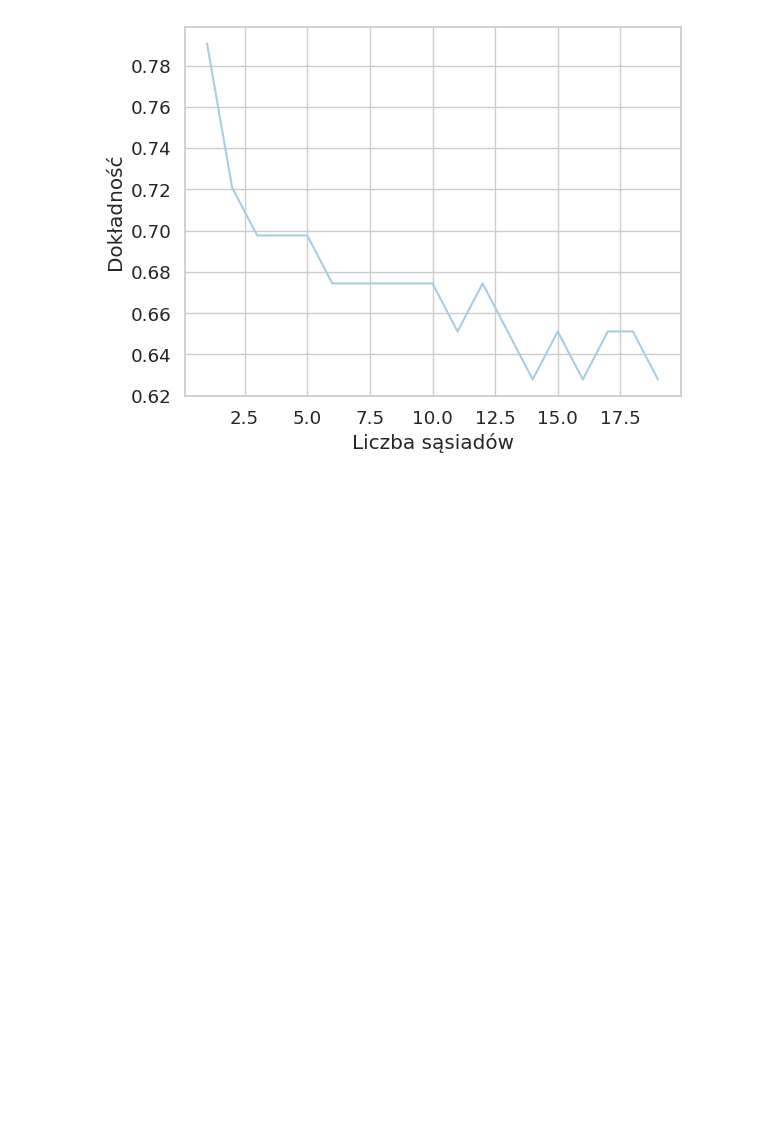
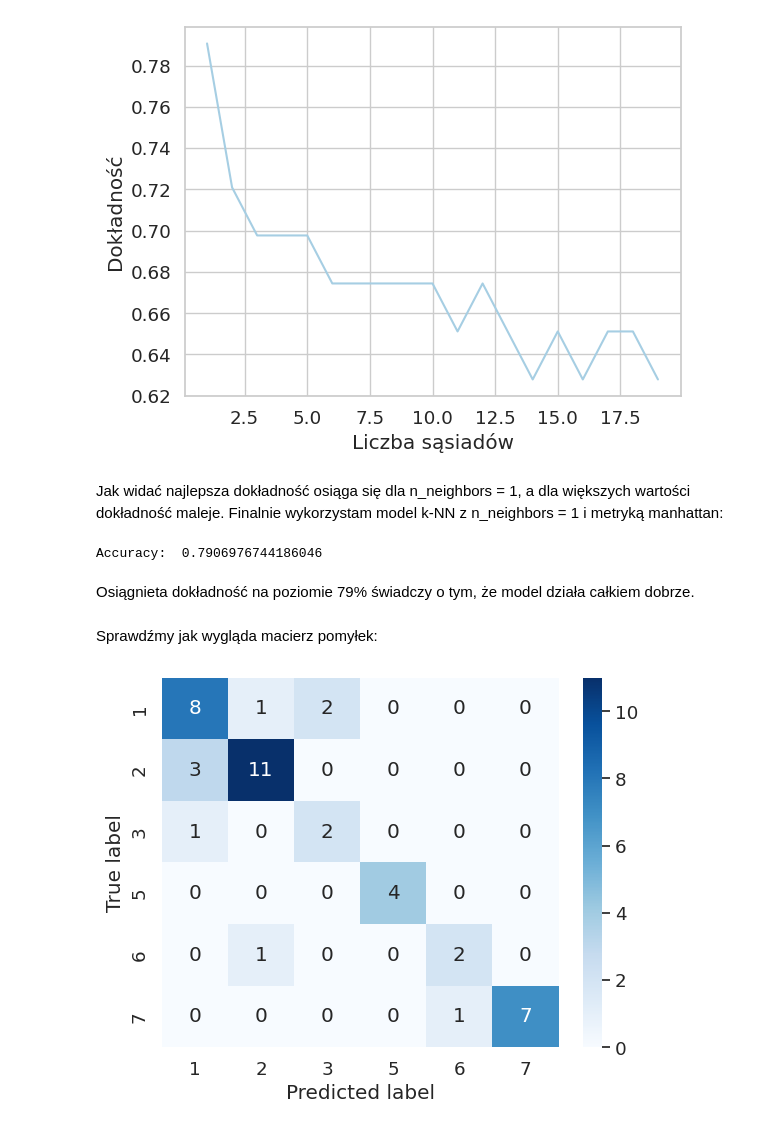
Before and after one commit to WojciechSzade/GlassClassificationProject, a Jupyter notebook: gcp.ipynb, the cells around one changed output. Saved outputs shown, nothing was run; the diff lists cells and outputs as text; code cells hidden in the pictures; blank space fills up the shorter version.

```diff
--- a/gcp.ipynb
+++ b/gcp.ipynb
@@ -226,3 +226,30 @@ plt.ylabel("Dokładność")
 plt.show()
 # %% [output]
 [figure]
+# %% [markdown]
+Jak widać najlepsza dokładność osiąga się dla n_neighbors = 1, a dla większych wartości dokładność maleje.
+Finalnie wykorzystam model k-NN z n_neighbors = 1 i metryką manhattan:
+# %%
+knn = KNeighborsClassifier(n_neighbors=1, metric='manhattan')
+knn.fit(X_train, y_train)
+y_pred = knn.predict(X_test)
+print("Accuracy: ", accuracy_score(y_test, y_pred))
+# %% [output]
+Accuracy:  0.7906976744186046
+# %% [markdown]
+Osiągnieta dokładność na poziomie 79% świadczy o tym, że model działa całkiem dobrze.
+# %% [markdown]
+Sprawdźmy jak wygląda macierz pomyłek:
+# %%
+import seaborn as sns
+import matplotlib.pyplot as plt
+from sklearn.metrics import confusion_matrix
+
+conf_matrix = confusion_matrix(y_test, y_pred)
+
+sns.heatmap(conf_matrix, annot=True, xticklabels=types, yticklabels=types, cmap='Blues')
+plt.xlabel('Predicted label')
+plt.ylabel('True label')
+plt.show()
+# %% [output]
+[figure, added]
```
Also changed, not shown: parts of 1 cell of this notebook.
